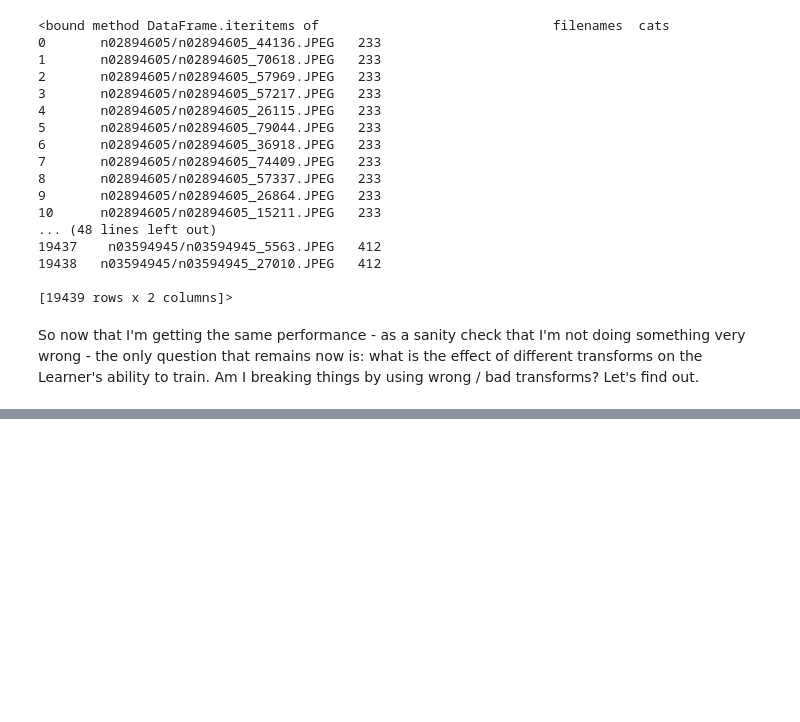
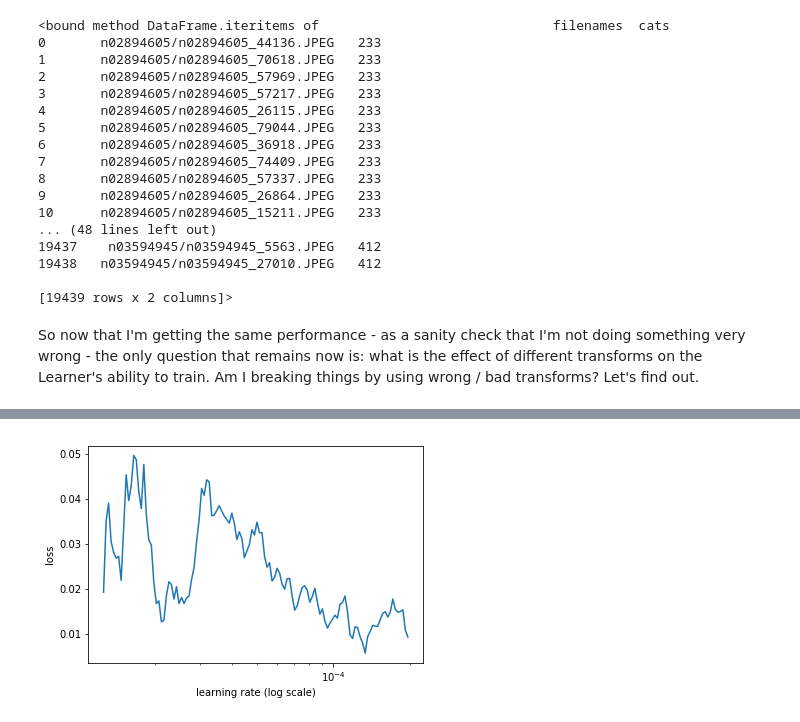
Before and after one commit to WNoxchi/deeplearningstudy, a Jupyter notebook: FADL2/darknet_test.ipynb, the cells around one changed output, grey strips where cells are left out. Cells and saved outputs as stored; diff of their text form; code cells hidden in the pictures; blank space fills up the shorter version.

```diff
--- a/FADL2/darknet_test.ipynb
+++ b/FADL2/darknet_test.ipynb
@@ -432,0 +481,4 @@ So now that I'm getting the same performance - as a sanity check that I'm not do
+# %%
+learner.lr_find()
+learner.sched.plot()
+# %% [output]
@@ -432,0 +486 @@ So now that I'm getting the same performance - as a sanity check that I'm not do
+[figure, added]
```
Also changed, not shown: parts of 16 cells of this notebook.
